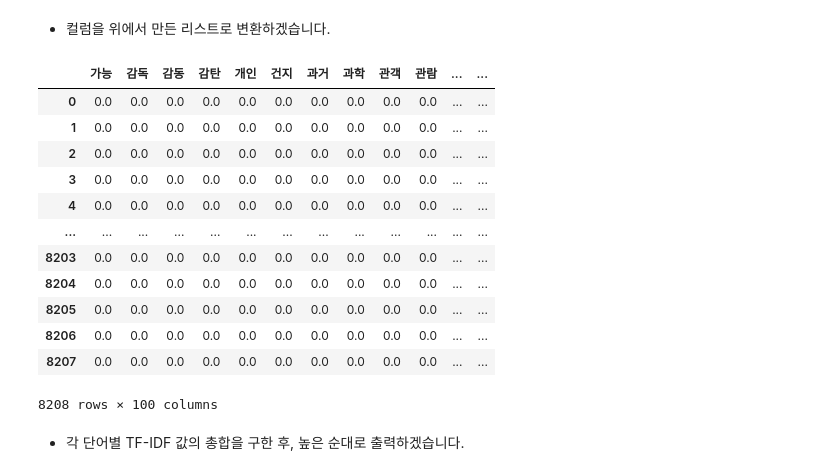
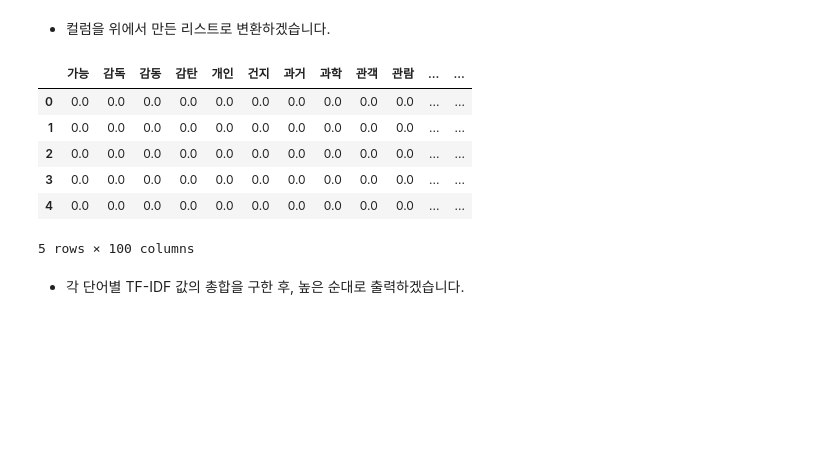
Before and after one commit to yemin-i/sentiment_analysis, a Jupyter notebook: movie_review_sentiment_analysis.ipynb, the cells around one changed output. Cells and saved outputs as stored; diff of their text form; code cells hidden in the pictures; blank space fills up the shorter version.

```diff
--- a/movie_review_sentiment_analysis.ipynb
+++ b/movie_review_sentiment_analysis.ipynb
@@ -48,10 +48,10 @@ from collections import Counter
 # %% [markdown]
 # 2. 데이터
 # %%
-movie_data = pd.read_csv('tenet_review1.csv')
+movie_data = pd.read_csv('tenet_review.csv')
 
 print(movie_data.shape)
-movie_data
+movie_data.head(10)
 # %% [output]
 (8818, 3)
 |  | title | score | text |
@@ -419,21 +355,15 @@ word_list[:10]
 # %%
 df_tfidf.columns = word_list
 
-df_tfidf
+df_tfidf.head()
 # %% [output]
 |  | 가능 | 감독 | 감동 | 감탄 | 개인 | 건지 | 과거 | 과학 | 관객 | 관람 | ... | ... |
 | 0 | 0.0 | 0.0 | 0.0 | 0.0 | 0.0 | 0.0 | 0.0 | 0.0 | 0.0 | 0.0 | ... | ... |
 | 1 | 0.0 | 0.0 | 0.0 | 0.0 | 0.0 | 0.0 | 0.0 | 0.0 | 0.0 | 0.0 | ... | ... |
 | 2 | 0.0 | 0.0 | 0.0 | 0.0 | 0.0 | 0.0 | 0.0 | 0.0 | 0.0 | 0.0 | ... | ... |
 | 3 | 0.0 | 0.0 | 0.0 | 0.0 | 0.0 | 0.0 | 0.0 | 0.0 | 0.0 | 0.0 | ... | ... |
 | 4 | 0.0 | 0.0 | 0.0 | 0.0 | 0.0 | 0.0 | 0.0 | 0.0 | 0.0 | 0.0 | ... | ... |
-| ... | ... | ... | ... | ... | ... | ... | ... | ... | ... | ... | ... | ... |
-| 8203 | 0.0 | 0.0 | 0.0 | 0.0 | 0.0 | 0.0 | 0.0 | 0.0 | 0.0 | 0.0 | ... | ... |
-| 8204 | 0.0 | 0.0 | 0.0 | 0.0 | 0.0 | 0.0 | 0.0 | 0.0 | 0.0 | 0.0 | ... | ... |
-| 8205 | 0.0 | 0.0 | 0.0 | 0.0 | 0.0 | 0.0 | 0.0 | 0.0 | 0.0 | 0.0 | ... | ... |
-| 8206 | 0.0 | 0.0 | 0.0 | 0.0 | 0.0 | 0.0 | 0.0 | 0.0 | 0.0 | 0.0 | ... | ... |
-| 8207 | 0.0 | 0.0 | 0.0 | 0.0 | 0.0 | 0.0 | 0.0 | 0.0 | 0.0 | 0.0 | ... | ... |
-8208 rows × 100 columns
+5 rows × 100 columns
 # %% [markdown]
 * 각 단어별 TF-IDF 값의 총합을 구한 후, 높은 순대로 출력하겠습니다.
 # %%
```
Also changed, not shown: parts of 18 cells of this notebook.
